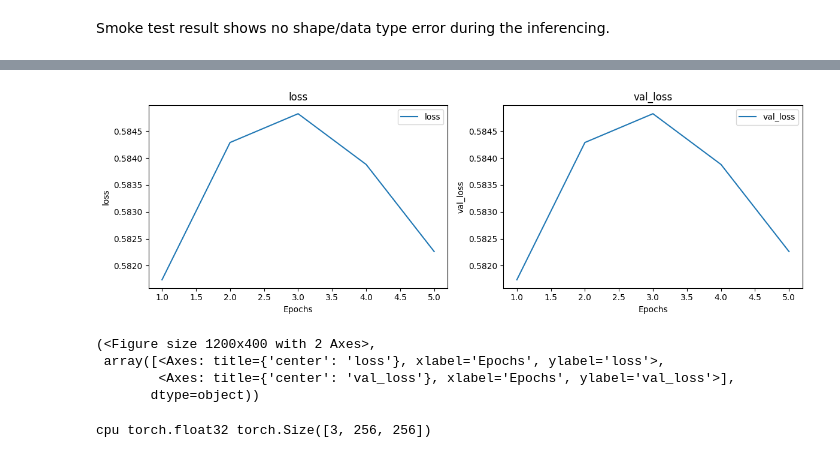
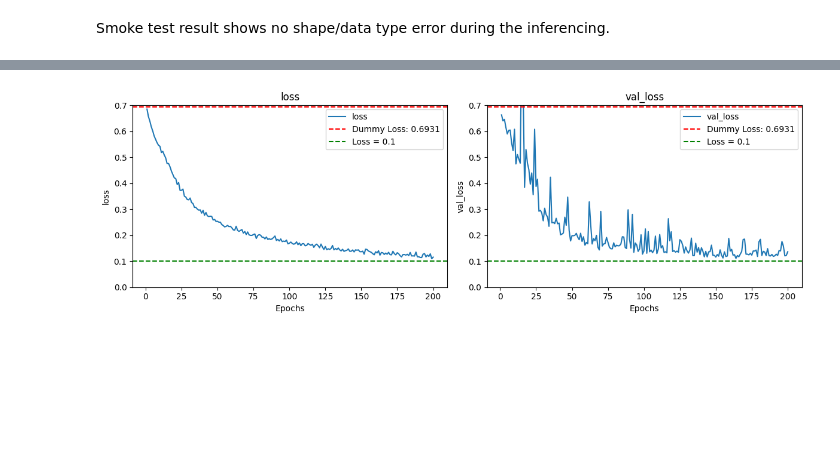
Before and after one commit to vvclin-git/kaggle-image-classification-cats_dogs, a Jupyter notebook: notebooks/01_baseline_train.ipynb, the cells around one changed output, grey strips where cells are left out. Saved outputs shown, nothing was run; the diff lists cells and outputs as text; code cells hidden in the pictures; blank space fills up the shorter version.

Commit message:
baseline model trained

```diff
--- a/notebooks/01_baseline_train.ipynb
+++ b/notebooks/01_baseline_train.ipynb
@@ -132,14 +106,28 @@ class CNN_Clf(nn.Module):
         super().__init__()
         self.feature = nn.Sequential(
             nn.Conv2d(3, 32, 5, padding=2),
+            nn.BatchNorm2d(32),
             nn.ReLU(inplace=True),
+
             nn.MaxPool2d(2),
             nn.Conv2d(32, 64, 5, padding=2),
+            nn.BatchNorm2d(64),
             nn.ReLU(inplace=True),
+
+            nn.MaxPool2d(2),
+            nn.Conv2d(64, 128, 5, padding=2),
+            nn.BatchNorm2d(128),
+            nn.ReLU(inplace=True),
+
+            nn.MaxPool2d(2),
+            nn.Conv2d(128, 256, 5, padding=2),
+            nn.BatchNorm2d(256),
+            nn.ReLU(inplace=True),
+
             nn.MaxPool2d(2),
             nn.AdaptiveAvgPool2d((1, 1))
         )
-        self.classifier = nn.Linear(64, num_class)
+        self.classifier = nn.Linear(256, num_class)
 
         pass
 
@@ -154,12 +142,12 @@ class CNN_Clf(nn.Module):
         self.eval()
         return self.forward(x)
 
-    @ torch.no_grad()
+    @ torch.inference_mode()
     def predict_proba(self, x):
         self.eval()
         return torch.softmax(self.forward(x), dim=1, dtype=torch.float32)
 
-    @ torch.no_grad()
+    @ torch.inference_mode()
     def predict_id(self, x):
         self.eval()
         proba = self.predict_proba(x)
@@ -184,6 +247 @@ print(logits[0:5])
-# %%
-dummy_model = DummyClassifier(strategy='most_frequent')
-dummy_model.fit(idx_tr, y_train)
-proba = dummy_model.predict_proba(idx_tr)
-dummy_loss = log_loss(y_train, proba, labels=[0,1])
 # %%
@@ -233,0 +320,6 @@ for e in range(epochs):
+# %%
+with open(MODELS_DIR / 'hist_20260212-13-53-03.json', 'r') as f:
+    hist_1 = json.load(f)
+# %%
+hist_1[0]['loss'].extend(hist[0]['loss'])
+hist_1[0]['val_loss'].extend(hist[0]['val_loss'])
@@ -234,13 +344,14 @@ for e in range(epochs):
 # %%
-plot_hist(hist)
+fig, ax = plot_hist(hist_1, show=False)
+ax[0].axhline(y=dummy_loss, color='red', linestyle='--', label=f'Dummy Loss: {dummy_loss:.4f}')
+ax[1].axhline(y=dummy_loss, color='red', linestyle='--', label=f'Dummy Loss: {dummy_loss:.4f}')
+ax[0].axhline(y=0.1, color='green', linestyle='--', label=f'Loss = 0.1')
+ax[1].axhline(y=0.1, color='green', linestyle='--', label=f'Loss = 0.1')
+ax[0].set_ylim(0, 0.7)
+ax[1].set_ylim(0, 0.7)
+ax[0].legend()
+ax[1].legend()
+plt.tight_layout()
+plt.show()
 # %% [output]
-[figure, old version]
+[figure, new version]
-(<Figure size 1200x400 with 2 Axes>,
- array([<Axes: title={'center': 'loss'}, xlabel='Epochs', ylabel='loss'>,
-        <Axes: title={'center': 'val_loss'}, xlabel='Epochs', ylabel='val_loss'>],
-       dtype=object))
-# %%
-x = ds_fold_tr[5][0]
-print(x.device, x.dtype, x.shape)
-# %% [output]
-cpu torch.float32 torch.Size([3, 256, 256])
```
Also changed, not shown: parts of 27 cells of this notebook, 6 other files.
